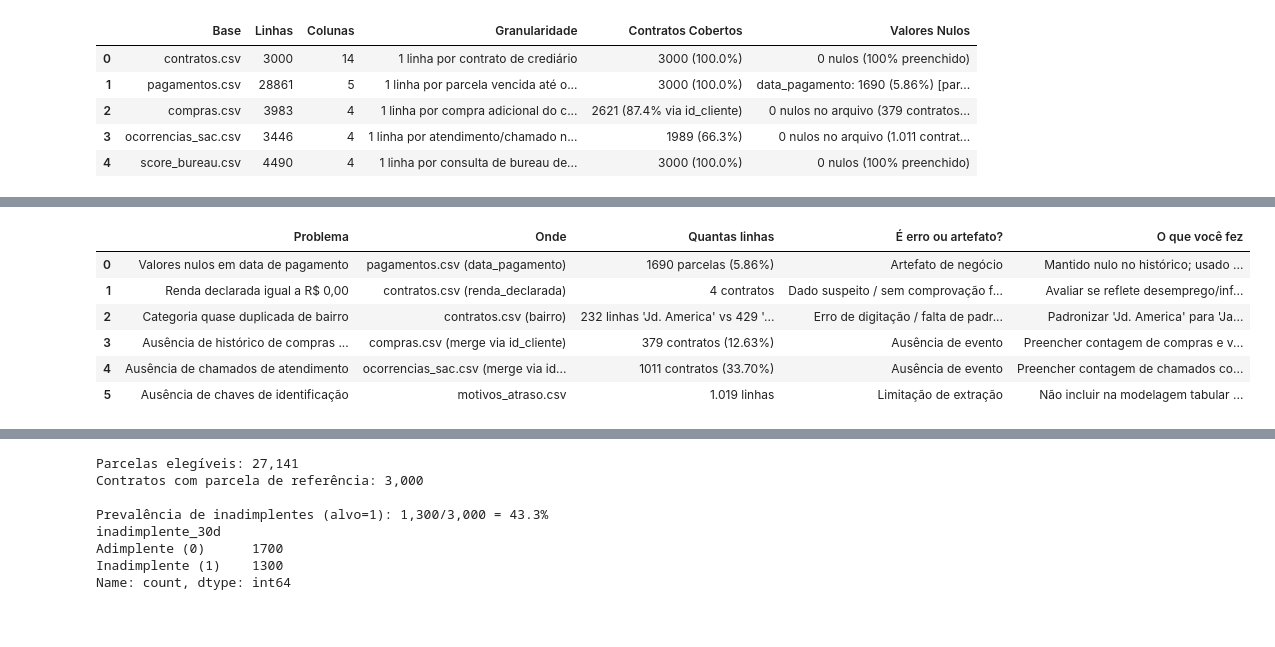
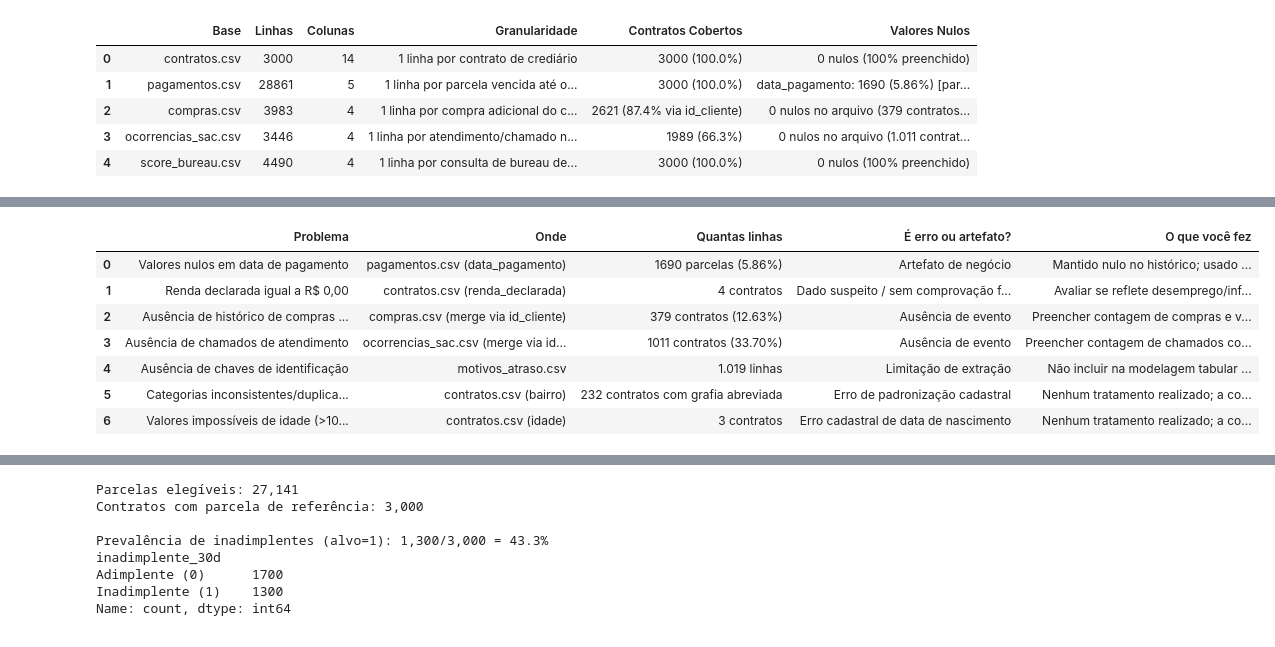
Before and after one commit to raicasale/bemlar, a Jupyter notebook: enunciado.ipynb, the cells around one changed output, grey strips where cells are left out. Saved outputs shown, nothing was run; the diff lists cells and outputs as text; code cells hidden in the pictures.

```diff
--- a/enunciado.ipynb
+++ b/enunciado.ipynb
@@ -177,44 +181,52 @@ inventario = [
         "Quantas linhas": f"{(contratos['renda_declarada'] == 0).sum()} contratos",
         "É erro ou artefato?": "Dado suspeito / sem comprovação formal",
         "O que você fez": "Avaliar se reflete desemprego/informalidade ou imputar com a mediana."
-    },
-    {
-        "Problema": "Categoria quase duplicada de bairro",
-        "Onde": "contratos.csv (bairro)",
-        "Quantas linhas": f"{(contratos['bairro'] == 'Jd. America').sum()} linhas 'Jd. America' vs {(contratos['bairro'] == 'Jardim América').sum()} 'Jardim América'",
-        "É erro ou artefato?": "Erro de digitação / falta de padronização",
-        "O que você fez": "Padronizar 'Jd. America' para 'Jardim América' (caso bairro seja utilizado, respeitando a auditoria ética)."
     },
     {
         "Problema": "Ausência de histórico de compras adicionais",
         "Onde": "compras.csv (merge via id_cliente)",
         "Quantas linhas": f"{total_contratos - contratos_compras} contratos ({(total_contratos - contratos_compras)/total_contratos*100:.2f}%)",
         "É erro ou artefato?": "Ausência de evento",
         "O que você fez": "Preencher contagem de compras e volume financeiro com 0 no merge."
     },
     {
         "Problema": "Ausência de chamados de atendimento",
         "Onde": "ocorrencias_sac.csv (merge via id_contrato)",
         "Quantas linhas": f"{total_contratos - ocorrencias_sac['id_contrato'].nunique()} contratos ({(total_contratos - ocorrencias_sac['id_contrato'].nunique())/total_contratos*100:.2f}%)",
         "É erro ou artefato?": "Ausência de evento",
         "O que você fez": "Preencher contagem de chamados com 0 no merge."
     },
     {
         "Problema": "Ausência de chaves de identificação",
         "Onde": "motivos_atraso.csv",
         "Quantas linhas": "1.019 linhas",
         "É erro ou artefato?": "Limitação de extração",
         "O que você fez": "Não incluir na modelagem tabular por impossibilidade de cruzamento com contratos."
+    },
+    {
+        "Problema": "Categorias inconsistentes/duplicadas ('Jd. America' vs. 'Jardim América')",
+        "Onde": "contratos.csv (bairro)",
+        "Quantas linhas": f"{(contratos['bairro'] == 'Jd. America').sum()} contratos com grafia abreviada",
+        "É erro ou artefato?": "Erro de padronização cadastral",
+        "O que você fez": "Nenhum tratamento realizado; a coluna bairro foi descartada do escopo de features desde o início por diretriz ética."
+    },
+    {
+        "Problema": "Valores impossíveis de idade (>100 anos: 108 e 137 anos)",
+        "Onde": "contratos.csv (idade)",
+        "Quantas linhas": f"{(contratos['idade'] > 100).sum()} contratos",
+        "É erro ou artefato?": "Erro cadastral de data de nascimento",
+        "O que você fez": "Nenhum tratamento realizado; a coluna idade foi descartada do escopo de features desde o início."
     }
 ]
 
 df_inventario = pd.DataFrame(inventario)
 df_inventario
 # %% [output]
 |  | Problema | Onde | Quantas linhas | É erro ou artefato? | O que você fez |
 | 0 | Valores nulos em data de pagamento | pagamentos.csv (data_pagamento) | 1690 parcelas (5.86%) | Artefato de negócio | Mantido nulo no histórico; usado ... |
 | 1 | Renda declarada igual a R$ 0,00 | contratos.csv (renda_declarada) | 4 contratos | Dado suspeito / sem comprovação f... | Avaliar se reflete desemprego/inf... |
-| 2 | Categoria quase duplicada de bairro | contratos.csv (bairro) | 232 linhas 'Jd. America' vs 429 '... | Erro de digitação / falta de padr... | Padronizar 'Jd. America' para 'Ja... |
-| 3 | Ausência de histórico de compras ... | compras.csv (merge via id_cliente) | 379 contratos (12.63%) | Ausência de evento | Preencher contagem de compras e v... |
-| 4 | Ausência de chamados de atendimento | ocorrencias_sac.csv (merge via id... | 1011 contratos (33.70%) | Ausência de evento | Preencher contagem de chamados co... |
-| 5 | Ausência de chaves de identificação | motivos_atraso.csv | 1.019 linhas | Limitação de extração | Não incluir na modelagem tabular ... |
+| 2 | Ausência de histórico de compras ... | compras.csv (merge via id_cliente) | 379 contratos (12.63%) | Ausência de evento | Preencher contagem de compras e v... |
+| 3 | Ausência de chamados de atendimento | ocorrencias_sac.csv (merge via id... | 1011 contratos (33.70%) | Ausência de evento | Preencher contagem de chamados co... |
+| 4 | Ausência de chaves de identificação | motivos_atraso.csv | 1.019 linhas | Limitação de extração | Não incluir na modelagem tabular ... |
+| 5 | Categorias inconsistentes/duplica... | contratos.csv (bairro) | 232 contratos com grafia abreviada | Erro de padronização cadastral | Nenhum tratamento realizado; a co... |
+| 6 | Valores impossíveis de idade (>10... | contratos.csv (idade) | 3 contratos | Erro cadastral de data de nascimento | Nenhum tratamento realizado; a co... |
```
Also changed, not shown: parts of 41 cells of this notebook, 2 other files.
